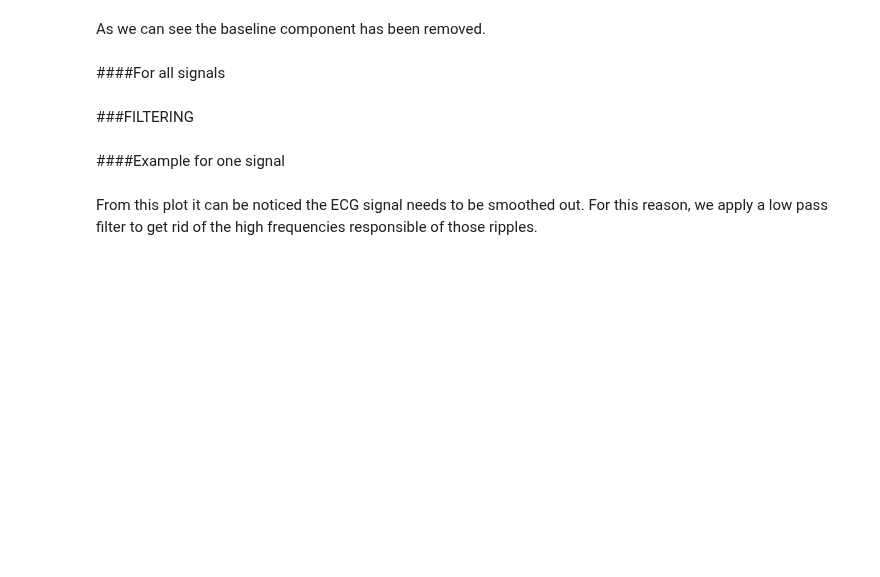
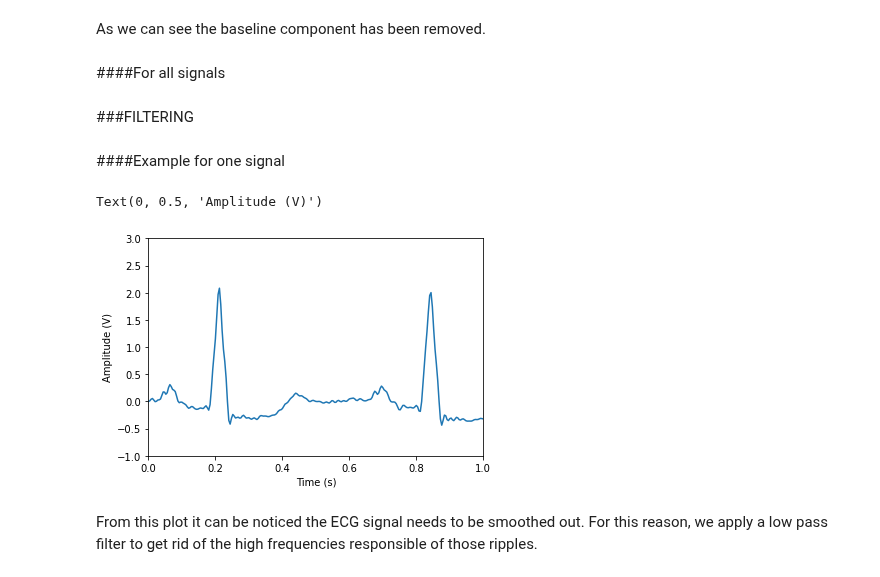
Before and after one commit to alice202122/AI_PROJECT, a Jupyter notebook: AI_Assignment.ipynb, the cells around one changed output. Saved outputs shown, nothing was run; the diff lists cells and outputs as text; code cells hidden in the pictures; blank space fills up the shorter version.

```diff
--- a/AI_Assignment.ipynb
+++ b/AI_Assignment.ipynb
@@ -262,10 +269,10 @@ To detect the baseline wander we apply two median filters of different lengths.
 # %% [markdown]
 ######Median Filter (200 ms)
 # %%
-kernel_t = 0.2                                          # kernel duration (s)
-kernel_smp = kernel_t*fs                                # kernel length (samples)
-ECG_mf200 = signal.medfilt(ECG, int(kernel_smp)+1)      # +1 the one being filtered
-plt.plot(time_vec, ECG, time_vec, ECG_mf200)
+kernel_t = 0.2                                                 # kernel duration (s)
+kernel_smp = kernel_t*fs                                       # kernel length (samples)
+ECGIup_mf200 = signal.medfilt(ECGI_up, int(kernel_smp)+1)      # +1 the one being filtered
+plt.plot(time_vec, ECGI_up, time_vec, ECGIup_mf200)
 plt.axis([0, 50, -1, 3])
 plt.legend(['original', 'mf200'], loc='best')
 plt.xlabel('Time (s)')
@@ -276,10 +283,10 @@ plt.show()
 # %% [markdown]
 ######Median Filter (600 ms)
 # %%
-kernel_t = 0.6                                                # kernel duration (s)
-kernel_smp = kernel_t*fs                                      # kernel length (samples)
-ECG_mf600 = signal.medfilt(ECG_mf200, int(kernel_smp)+1)      # +1 the one being filtered
-plt.plot(time_vec, ECG_mf200, time_vec, ECG_mf600)
+kernel_t = 0.6                                                      # kernel duration (s)
+kernel_smp = kernel_t*fs                                            # kernel length (samples)
+ECGIup_mf600 = signal.medfilt(ECGIup_mf200, int(kernel_smp)+1)      # +1 the one being filtered
+plt.plot(time_vec, ECGIup_mf200, time_vec, ECGIup_mf600)
 plt.axis([0, 50, -1, 3])
 plt.legend(['mf200', 'mf600'], loc='best')
 plt.xlabel('Time (s)')
@@ -290,8 +297,8 @@ plt.show()
 # %% [markdown]
 ######Baseline Removal
 # %%
-ECG_blr = ECG-ECG_mf600
-plt.plot(time_vec, ECG, time_vec, ECG_blr)
+ECGIup_blr = ECGI_up-ECGIup_mf600
+plt.plot(time_vec, ECGI_up, time_vec, ECGIup_blr)
 plt.legend(['original', 'baseline removed'], loc='best')
 plt.xlabel('Time (s)')
 plt.ylabel('Amplitude (V)')
@@ -317,7 +324,7 @@ ECG = 0                                               # ECGs are stored in the f
 Ilead = 0                                             # I lead is stored in the first column of the ECGs
 IIlead = 1                                            # II lead is stored in the second column of the ECGs
 for patient in range(num_files):                      # scrolls patient by patient
-  ECGI_up = data_up[patient][ECG][:,Ilead]
+  ECGI_up = data_up[patient][ECG][Ilead]
   kernel_t = 0.2                                                    # kernel duration (s)
   kernel_smp = kernel_t*fs                                          # kernel length (samples)
   ECGIup_mf200 = signal.medfilt(ECGI_up, int(kernel_smp)+1)         # +1 the one being filtered
@@ -325,7 +332,7 @@ for patient in range(num_files):                      # scrolls patient by patie
   kernel_smp = kernel_t*fs                                          # kernel length (samples)
   ECGIup_mf600 = signal.medfilt(ECGIup_mf200, int(kernel_smp)+1)    # +1 the one being filtered
   ECGIup_blr = ECGI_up-ECGIup_mf600                                 # baseline removal
-  ECGII_up = data_up[patient][ECG][:,IIlead]
+  ECGII_up = data_up[patient][ECG][IIlead]
   kernel_t = 0.2                                                       # kernel duration (s)
   kernel_smp = kernel_t*fs                                             # kernel length (samples)
   ECGIIup_mf200 = signal.medfilt(ECGII_up, int(kernel_smp)+1)          # +1 the one being filtered
@@ -333,7 +340,7 @@ for patient in range(num_files):                      # scrolls patient by patie
   kernel_smp = kernel_t*fs                                             # kernel length (samples)
   ECGIIup_mf600 = signal.medfilt(ECGIIup_mf200, int(kernel_smp)+1)     # +1 the one being filtered
   ECGIIup_blr = ECGII_up-ECGIIup_mf600                                 # baseline removal
-  ECGup_blr = [ECGIup_blr, ECGIIup_blr]
+  ECGup_blr = [ ECGIup_blr, ECGIIup_blr ]
   ECGsup_blr.append(ECGup_blr)
 # %%
 dataup_blr = []                                                                  # list initialization
@@ -345,19 +352,22 @@ for patient in range(num_files):
 # %% [markdown]
 ####Example for one signal
 # %%
-patient = 0                                 # patient S001_128 (S001_250)
-ECG = 0                                     # ECGs are stored in the first column of the data matrix
-Ilead = 0                                   # I lead is stored in the first column of the ECGs
-ECG = dataup_blr[patient][ECG][Ilead]       # ECG I lead from patient S001_128 (S001_250)
+patient = 0                                        # patient S001_128 (S001_250)
+ECG = 0                                            # ECGs are stored in the first column of the data matrix
+Ilead = 0                                          # I lead is stored in the first column of the ECGs
+ECGIup_blr = dataup_blr[patient][ECG][Ilead]       # ECG I lead from patient S001_128 (S001_250)
 
-duration = int(delta_fs*len(ECG))                                 # signal duration (s)
+duration = int(delta_fs*len(ECGIup_blr))                          # signal duration (s)
 samples = duration*fs                                             # number of samples
 time_vec = np.linspace(0, duration, samples, endpoint=False)      # time vector
 
-plot(time_vec, ECG)
+plot(time_vec, ECGIup_blr)
 plt.axis([0, 1, -1, 3])
 xlabel('Time (s)')
 ylabel('Amplitude (V)')
+# %% [output]
+Text(0, 0.5, 'Amplitude (V)')
+[figure, added]
 # %% [markdown]
 From this plot it can be noticed the ECG signal needs to be smoothed out. For this reason, we apply a low pass filter to get rid of the high frequencies responsible of those ripples.
 # %%
```
Also changed, not shown: parts of 15 cells of this notebook.
